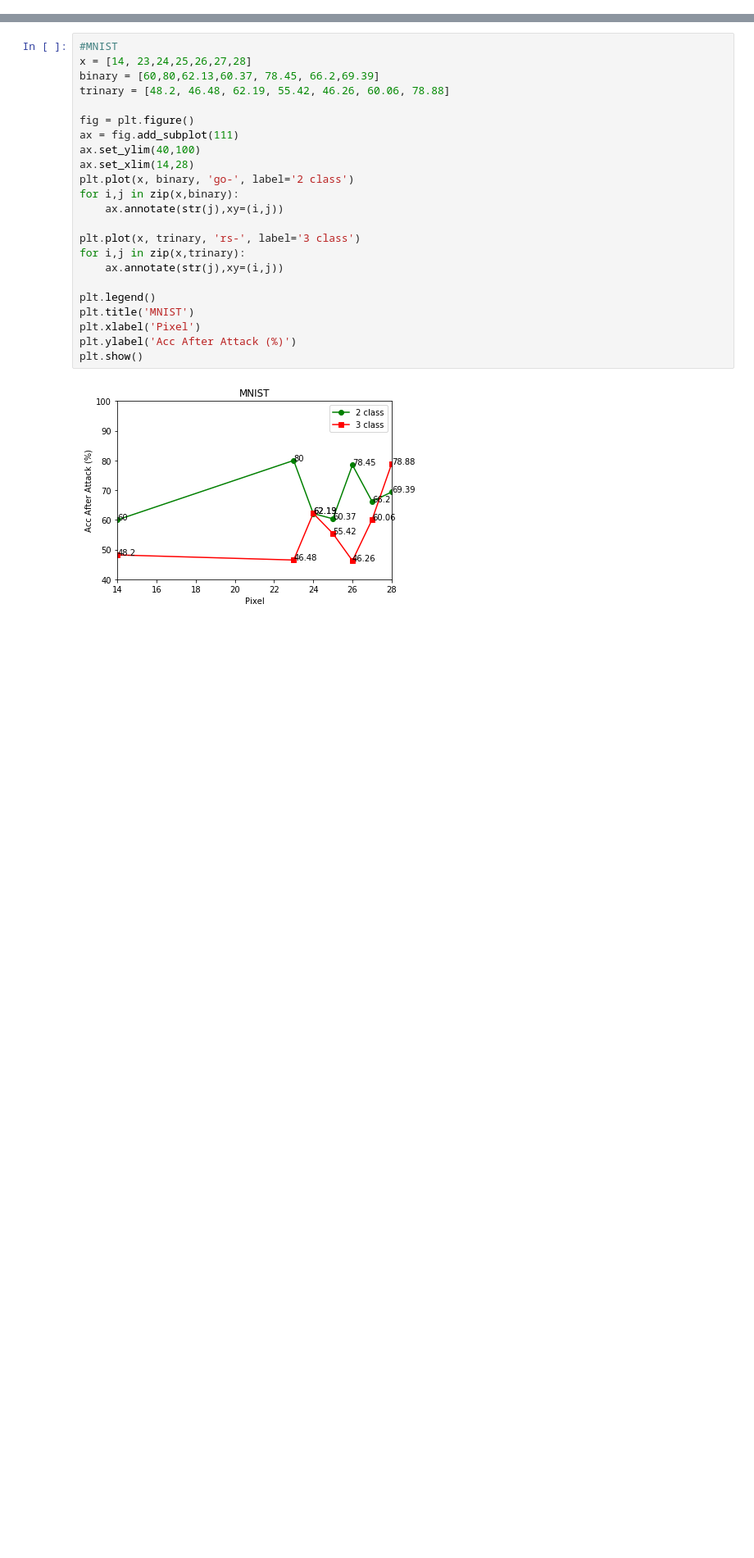
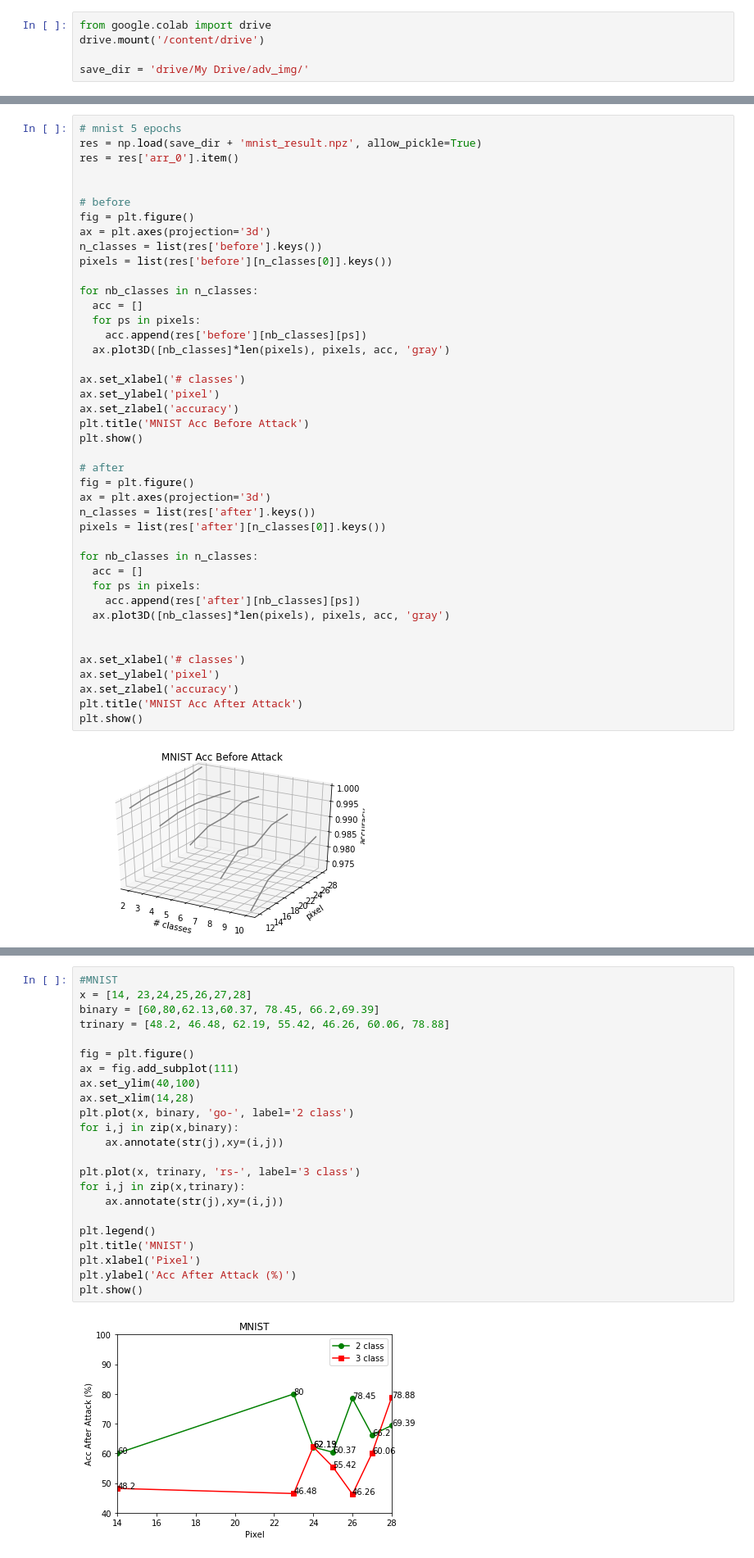
Before and after one commit to charismaticchiu/Adversarial_Resolution, a Jupyter notebook: plot.ipynb, the cells around one changed output, grey strips where cells are left out. Shown: that part at 82% size. Drawn from its saved outputs; the diff is of its cells as text; blank space fills up the shorter version.

```diff
--- a/plot.ipynb
+++ b/plot.ipynb
@@ -6,0 +9,5 @@ import seaborn as sn
+# %%
+from google.colab import drive
+drive.mount('/content/drive')
+
+save_dir = 'drive/My Drive/adv_img/'
@@ -6,0 +20,44 @@ import seaborn as sn
+# %%
+# mnist 5 epochs
+res = np.load(save_dir + 'mnist_result.npz', allow_pickle=True)
+res = res['arr_0'].item()
+
+
+# before
+fig = plt.figure()
+ax = plt.axes(projection='3d')
+n_classes = list(res['before'].keys())
+pixels = list(res['before'][n_classes[0]].keys())
+
+for nb_classes in n_classes:
+  acc = []
+  for ps in pixels:
+    acc.append(res['before'][nb_classes][ps])
+  ax.plot3D([nb_classes]*len(pixels), pixels, acc, 'gray')
+
+ax.set_xlabel('# classes')
+ax.set_ylabel('pixel')
+ax.set_zlabel('accuracy')
+plt.title('MNIST Acc Before Attack')
+plt.show()
+
+# after
+fig = plt.figure()
+ax = plt.axes(projection='3d')
+n_classes = list(res['after'].keys())
+pixels = list(res['after'][n_classes[0]].keys())
+
+for nb_classes in n_classes:
+  acc = []
+  for ps in pixels:
+    acc.append(res['after'][nb_classes][ps])
+  ax.plot3D([nb_classes]*len(pixels), pixels, acc, 'gray')
+
+
+ax.set_xlabel('# classes')
+ax.set_ylabel('pixel')
+ax.set_zlabel('accuracy')
+plt.title('MNIST Acc After Attack')
+plt.show()
+# %% [output]
+[figure, added]
```
Also changed, not shown: parts of 6 cells of this notebook.
